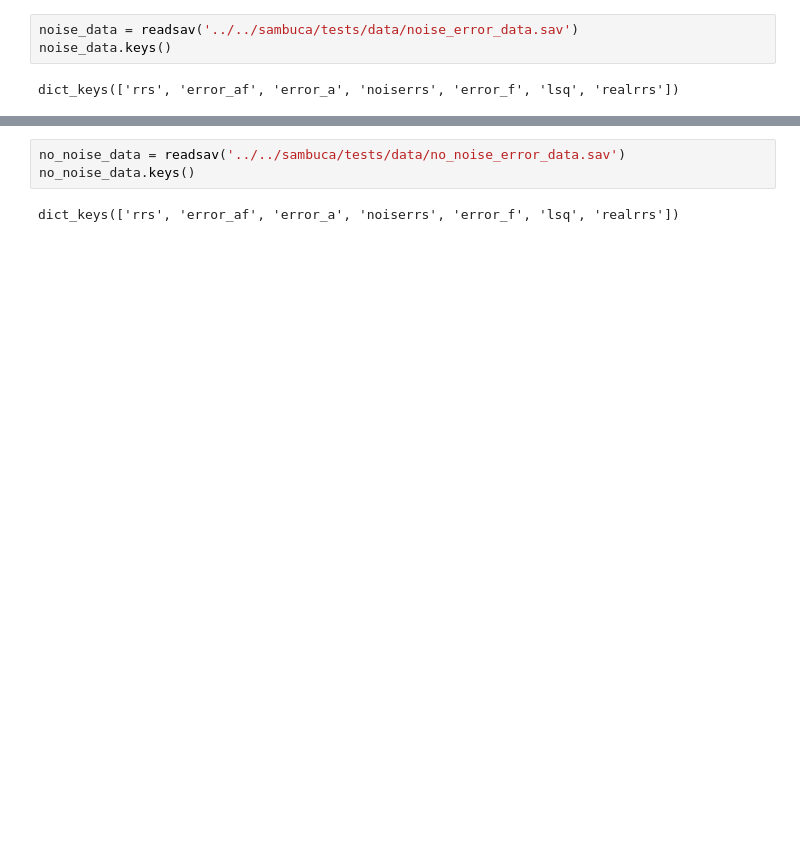
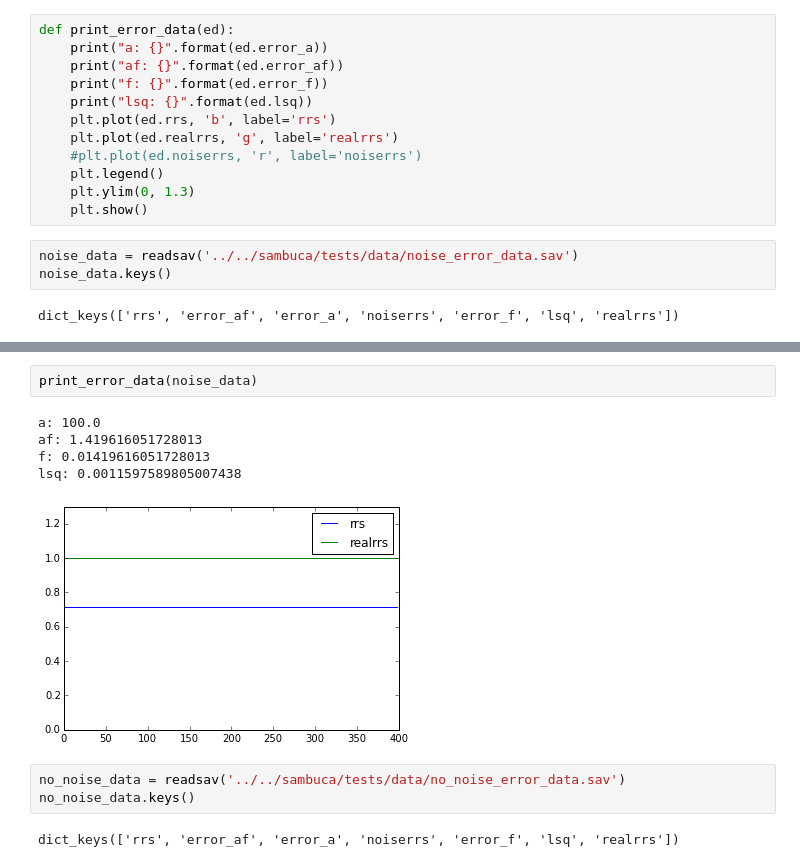
Before and after one commit to obarrilero/sambuca, a Jupyter notebook: reference/notebooks/Reading IDL SAV data.ipynb, the cells around one changed output, grey strips where cells are left out. Drawn from its saved outputs; the diff is of its cells as text; blank space fills up the shorter version.

```diff
--- a/reference/notebooks/Reading IDL SAV data.ipynb
+++ b/reference/notebooks/Reading IDL SAV data.ipynb
@@ -104,6 +105,18 @@ len(data.sambuca.inputr[0].index)
 1
 # %% [markdown]
 #Error data
+# %%
+def print_error_data(ed):
+    print("a: {}".format(ed.error_a))
+    print("af: {}".format(ed.error_af))
+    print("f: {}".format(ed.error_f))
+    print("lsq: {}".format(ed.lsq))
+    plt.plot(ed.rrs, 'b', label='rrs')
+    plt.plot(ed.realrrs, 'g', label='realrrs')
+    #plt.plot(ed.noiserrs, 'r', label='noiserrs')
+    plt.legend()
+    plt.ylim(0, 1.3)
+    plt.show()
 # %%
 noise_data = readsav('../../sambuca/tests/data/noise_error_data.sav')
 noise_data.keys()
@@ -112,3 +145,11 @@ dict_keys(['rrs', 'error_af', 'error_a', 'noiserrs', 'error_f', 'lsq', 'realrrs'
+# %%
+print_error_data(noise_data)
+# %% [output]
+a: 100.0
+af: 1.419616051728013
+f: 0.01419616051728013
+lsq: 0.0011597589805007438
+[figure, added]
 # %%
 no_noise_data = readsav('../../sambuca/tests/data/no_noise_error_data.sav')
 no_noise_data.keys()
```
Also changed, not shown: parts of 6 cells of this notebook.
